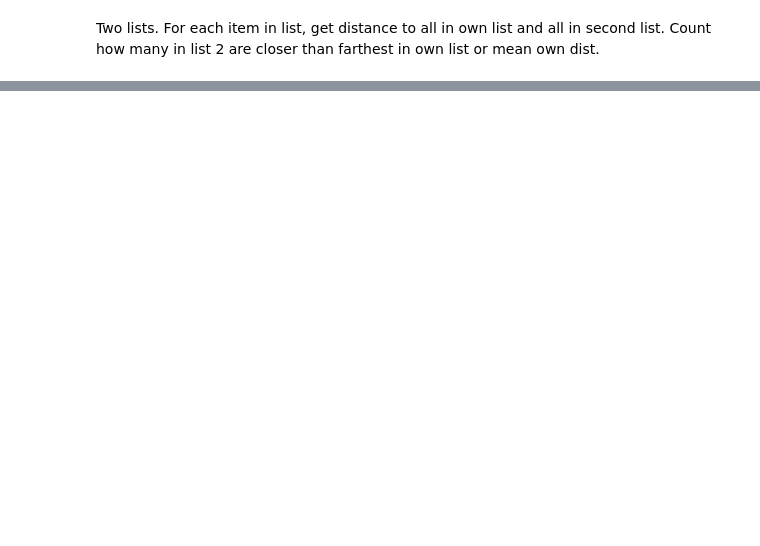
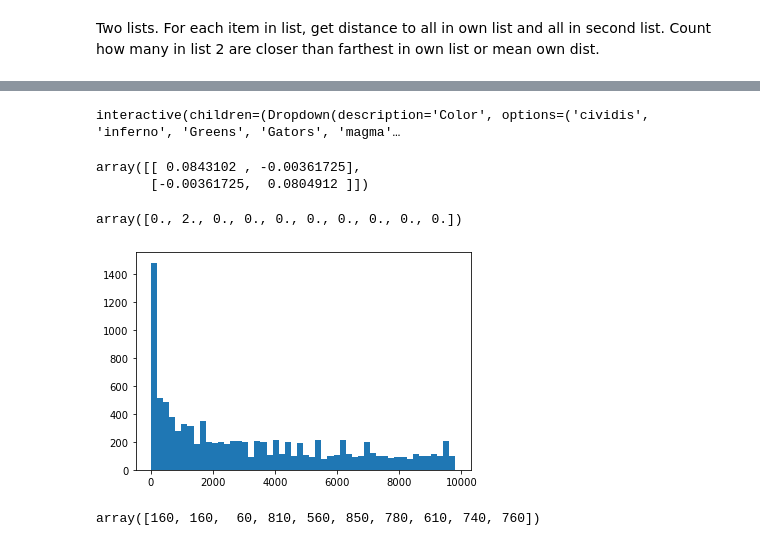
Before and after one commit to michaelrstadler/rpb1, a Jupyter notebook: bin/notebooks/20220309-realdata-siamese.ipynb, the cells around one changed output, grey strips where cells are left out. Drawn from its saved outputs; the diff is of its cells as text; code cells hidden in the pictures; blank space fills up the shorter version.

```diff
--- a/bin/notebooks/20220309-realdata-siamese.ipynb
+++ b/bin/notebooks/20220309-realdata-siamese.ipynb
@@ -513,0 +553,16 @@ def process2(mat_in, n):
+# %%
+fm.viewer([norm(nuc1), norm(nuc2), norm(sims[0])], 5)
+# %% [output]
+interactive(children=(Dropdown(description='Color', options=('cividis', 'inferno', 'Greens', 'Gators', 'magma'…
+# %%
+a = np.random.random(100)
+b = np.random.random(100)
+np.cov(a,b)
+# %% [output]
+array([[ 0.0843102 , -0.00361725],
+       [-0.00361725,  0.0804912 ]])
+# %%
+from scipy.stats import powerlaw
+scipy.stats.powerlaw.pdf(np.arange(10), 2)
+# %% [output]
+array([0., 2., 0., 0., 0., 0., 0., 0., 0., 0.])
@@ -513,0 +571,10 @@ def process2(mat_in, n):
+# %%
+a = 2
+x = np.random.randint(0,100, 10_000) ** a
+plt.hist(x, bins=50);
+# %% [output]
+[figure, added]
+# %%
+x[:10]
+# %% [output]
+array([160, 160,  60, 810, 560, 850, 780, 610, 740, 760])
```
Also changed, not shown: parts of 43 cells of this notebook, 3 other files.
